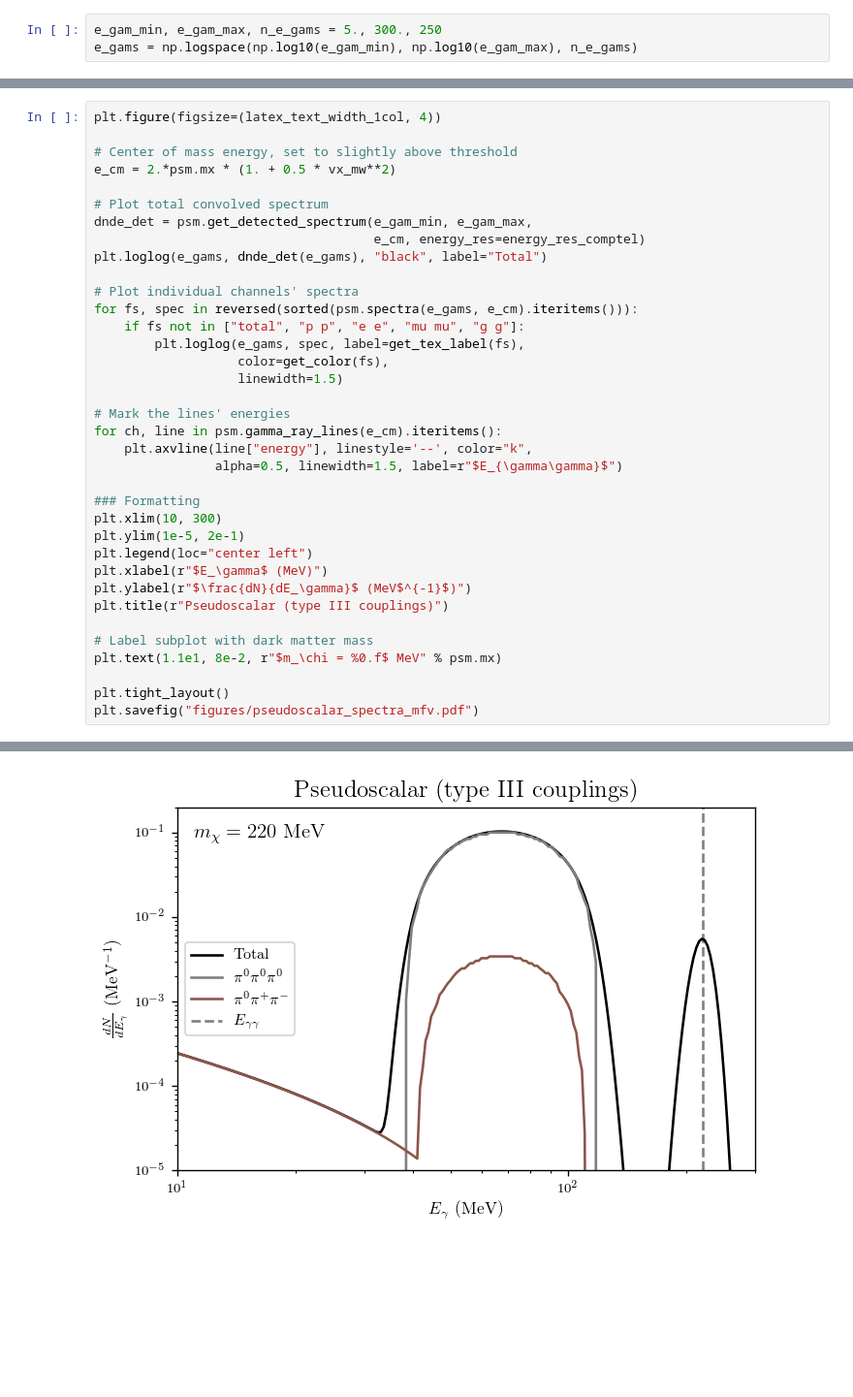
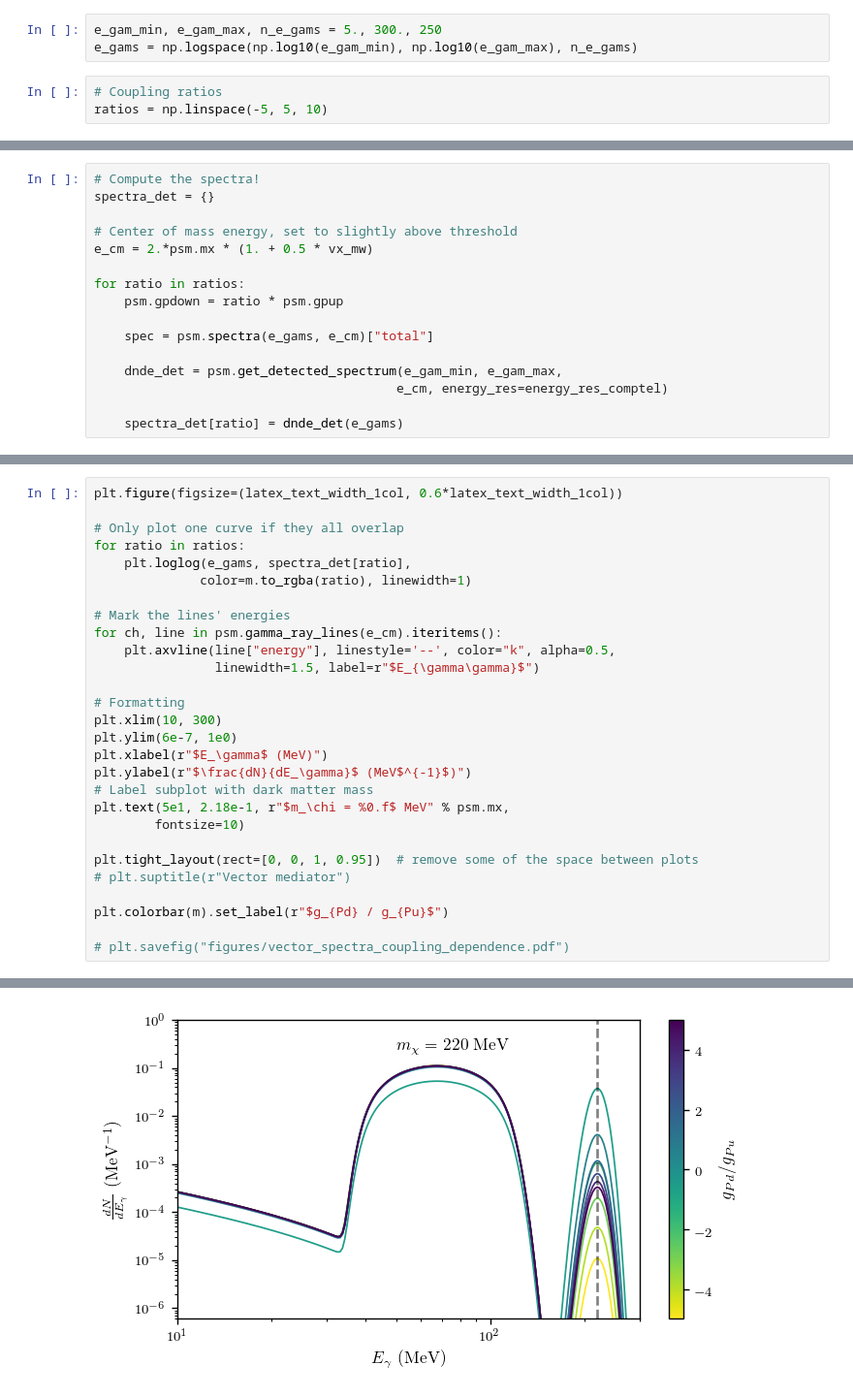
Before and after one commit to LoganAMorrison/Hazma, a Jupyter notebook: tutorials/pseudoscalar_mediator_spectra.ipynb, the cells around one changed output, grey strips where cells are left out. Shown at 97% size. Cells and saved outputs as stored; diff of their text form; blank space fills up the shorter version.

Commit message:
Updated tutorials to reflect changes in PseudoscalarMFV.

```diff
--- a/tutorials/pseudoscalar_mediator_spectra.ipynb
+++ b/tutorials/pseudoscalar_mediator_spectra.ipynb
@@ -27,3 +328,6 @@ Choose arrays of photon energies.
 # %%
 e_gam_min, e_gam_max, n_e_gams = 5., 300., 250
 e_gams = np.logspace(np.log10(e_gam_min), np.log10(e_gam_max), n_e_gams)
+# %%
+# Coupling ratios
+ratios = np.linspace(-5, 5, 10)
@@ -29,0 +340,16 @@ e_gams = np.logspace(np.log10(e_gam_min), np.log10(e_gam_max), n_e_gams)
+# %%
+# Compute the spectra!
+spectra_det = {}
+
+# Center of mass energy, set to slightly above threshold
+e_cm = 2.*psm.mx * (1. + 0.5 * vx_mw)
+
+for ratio in ratios:
+    psm.gpdown = ratio * psm.gpup
+
+    spec = psm.spectra(e_gams, e_cm)["total"]
+
+    dnde_det = psm.get_detected_spectrum(e_gam_min, e_gam_max,
+                                        e_cm, energy_res=energy_res_comptel)
+
+    spectra_det[ratio] = dnde_det(e_gams)
@@ -30,37 +374,29 @@ e_gams = np.logspace(np.log10(e_gam_min), np.log10(e_gam_max), n_e_gams)
 # %%
-plt.figure(figsize=(latex_text_width_1col, 4))
+plt.figure(figsize=(latex_text_width_1col, 0.6*latex_text_width_1col))
 
-# Center of mass energy, set to slightly above threshold
-e_cm = 2.*psm.mx * (1. + 0.5 * vx_mw**2)
-
-# Plot total convolved spectrum
-dnde_det = psm.get_detected_spectrum(e_gam_min, e_gam_max,
-                                     e_cm, energy_res=energy_res_comptel)
-plt.loglog(e_gams, dnde_det(e_gams), "black", label="Total")
-
-# Plot individual channels' spectra
-for fs, spec in reversed(sorted(psm.spectra(e_gams, e_cm).iteritems())):
-    if fs not in ["total", "p p", "e e", "mu mu", "g g"]:
-        plt.loglog(e_gams, spec, label=get_tex_label(fs),
-                   color=get_color(fs),
-                   linewidth=1.5)
+# Only plot one curve if they all overlap
+for ratio in ratios:
+    plt.loglog(e_gams, spectra_det[ratio],
+              color=m.to_rgba(ratio), linewidth=1)
 
 # Mark the lines' energies
 for ch, line in psm.gamma_ray_lines(e_cm).iteritems():
-    plt.axvline(line["energy"], linestyle='--', color="k",
-                alpha=0.5, linewidth=1.5, label=r"$E_{\gamma\gamma}$")
+    plt.axvline(line["energy"], linestyle='--', color="k", alpha=0.5,
+                linewidth=1.5, label=r"$E_{\gamma\gamma}$")
 
-### Formatting
+# Formatting
 plt.xlim(10, 300)
-plt.ylim(1e-5, 2e-1)
-plt.legend(loc="center left")
+plt.ylim(6e-7, 1e0)
 plt.xlabel(r"$E_\gamma$ (MeV)")
 plt.ylabel(r"$\frac{dN}{dE_\gamma}$ (MeV$^{-1}$)")
-plt.title(r"Pseudoscalar (type III couplings)")
+# Label subplot with dark matter mass
+plt.text(5e1, 2.18e-1, r"$m_\chi = %0.f$ MeV" % psm.mx,
+        fontsize=10)
 
-# Label subplot with dark matter mass
-plt.text(1.1e1, 8e-2, r"$m_\chi = %0.f$ MeV" % psm.mx)
+plt.tight_layout(rect=[0, 0, 1, 0.95])  # remove some of the space between plots
+# plt.suptitle(r"Vector mediator")
 
-plt.tight_layout()
-plt.savefig("figures/pseudoscalar_spectra_mfv.pdf")
+plt.colorbar(m).set_label(r"$g_{Pd} / g_{Pu}$")
+
+# plt.savefig("figures/vector_spectra_coupling_dependence.pdf")
 # %% [output]
@@ -81 +403 @@ plt.savefig("figures/pseudoscalar_spectra_mfv.pdf")
-[figure, old version]
+[figure, new version]
```
Also changed, not shown: parts of 14 cells of this notebook, 7 other files.
